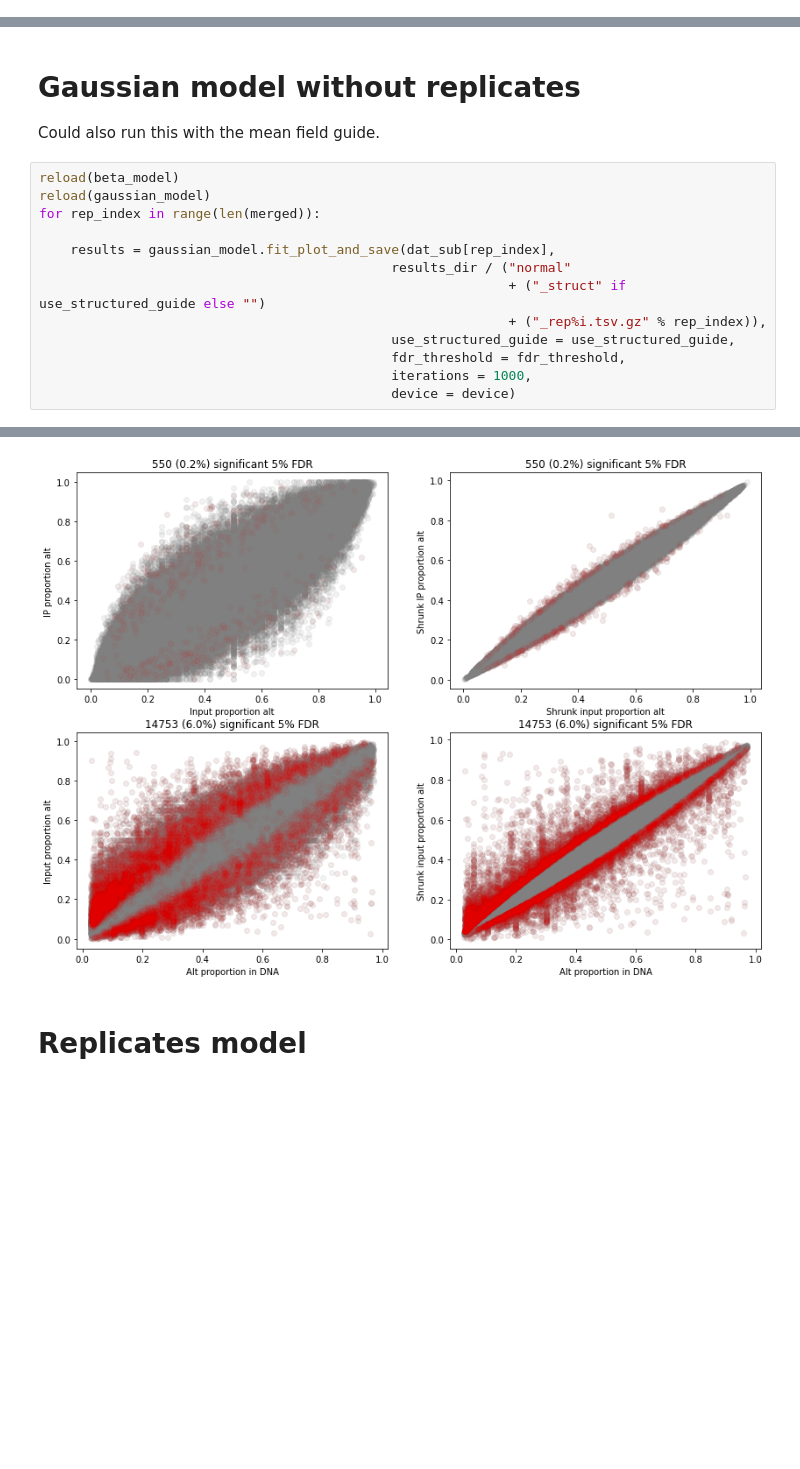
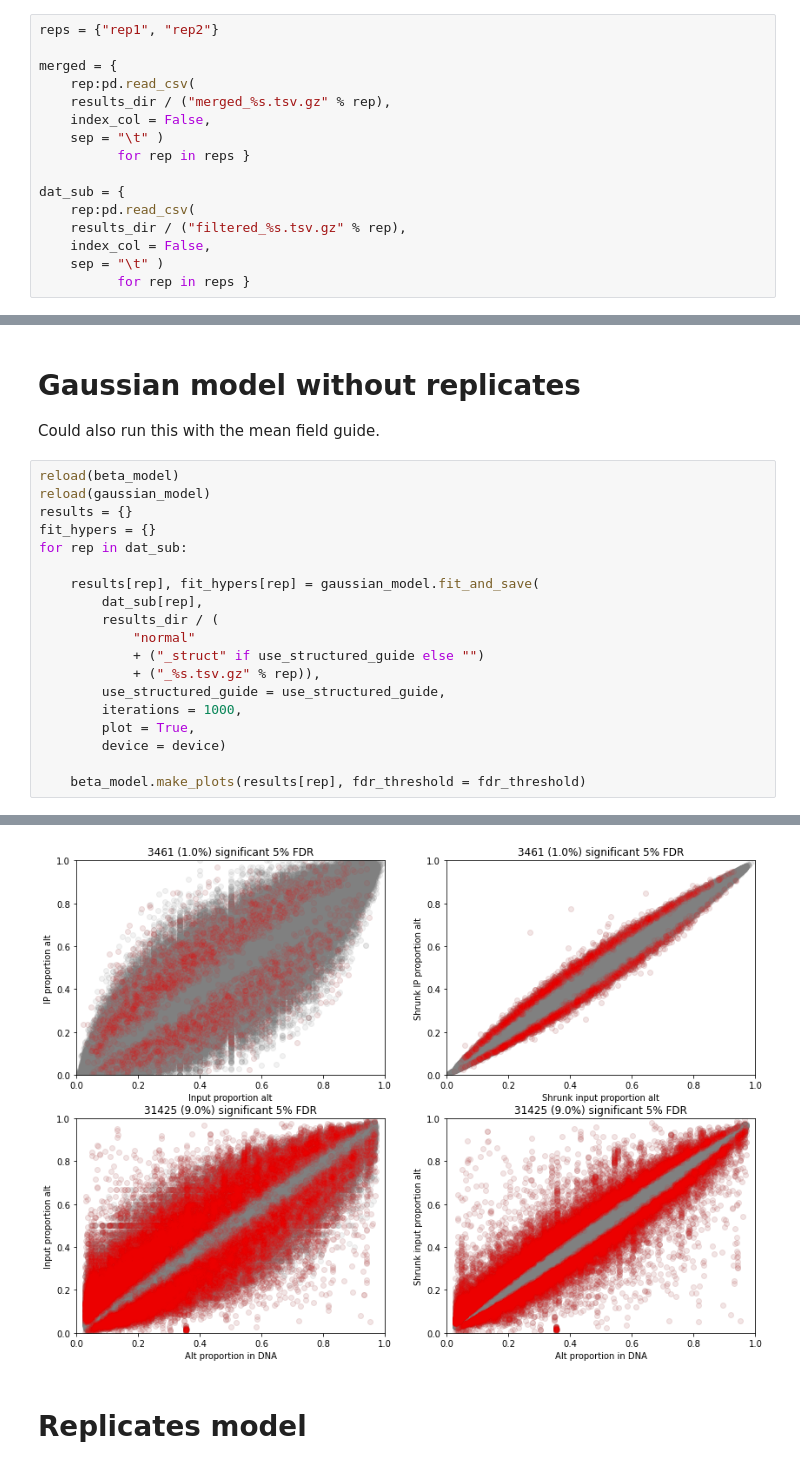
Before and after one commit to daklab/poolqtl, a Jupyter notebook: src/1_detect_ASB.ipynb, the cells around one changed output, grey strips where cells are left out. Drawn from its saved outputs; the diff is of its cells as text; blank space fills up the shorter version.

```diff
--- a/src/1_detect_ASB.ipynb
+++ b/src/1_detect_ASB.ipynb
@@ -136,3 +24,19 @@ NameError: name 'merged' is not defined
+# %%
+reps = {"rep1", "rep2"}
+
+merged = {
+    rep:pd.read_csv(
+    results_dir / ("merged_%s.tsv.gz" % rep),
+    index_col = False,
+    sep = "\t" )
+          for rep in reps }
+
+dat_sub = {
+    rep:pd.read_csv(
+    results_dir / ("filtered_%s.tsv.gz" % rep),
+    index_col = False,
+    sep = "\t" )
+          for rep in reps }
 # %% [markdown]
 # Run beta models
 
@@ -164,14 +69,20 @@ Could also run this with the mean field guide.
 # %%
 reload(beta_model)
 reload(gaussian_model)
-for rep_index in range(len(merged)):
+results = {}
+fit_hypers = {}
+for rep in dat_sub:
 
-    results = gaussian_model.fit_plot_and_save(dat_sub[rep_index],
-                                             results_dir / ("normal"
-                                                            + ("_struct" if use_structured_guide else "")
-                                                            + ("_rep%i.tsv.gz" % rep_index)),
-                                             use_structured_guide = use_structured_guide,
-                                             fdr_threshold = fdr_threshold,
-                                             iterations = 1000,
-                                             device = device)
+    results[rep], fit_hypers[rep] = gaussian_model.fit_and_save(
+        dat_sub[rep],
+        results_dir / (
+            "normal"
+            + ("_struct" if use_structured_guide else "")
+            + ("_%s.tsv.gz" % rep)),
+        use_structured_guide = use_structured_guide,
+        iterations = 1000,
+        plot = True,
+        device = device)
+
+    beta_model.make_plots(results[rep], fdr_threshold = fdr_threshold)
 # %% [output]
@@ -183,4 +94,4 @@ Learned hyperparameters: {'ase_scale': 0.18618609011173248, 'input_count_conc':
-[figure, old version]
+[figure, new version]
 # %% [markdown]
 # Replicates model
 # %%
```
Also changed, not shown: parts of 31 cells of this notebook, 29 other files.
